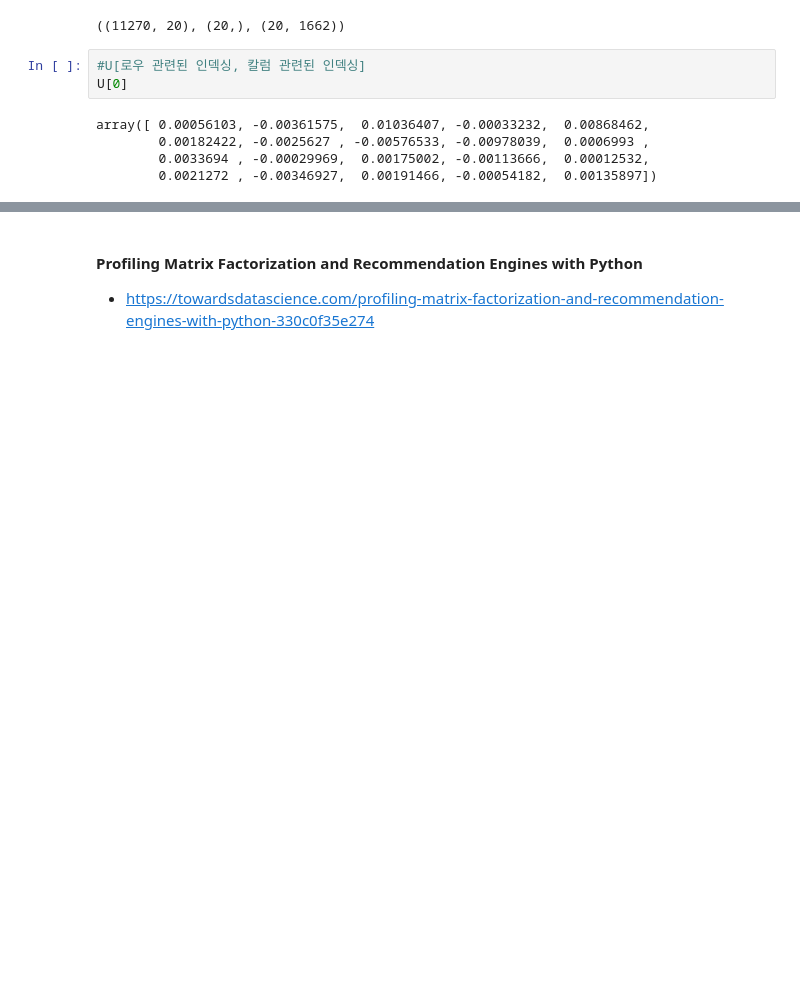
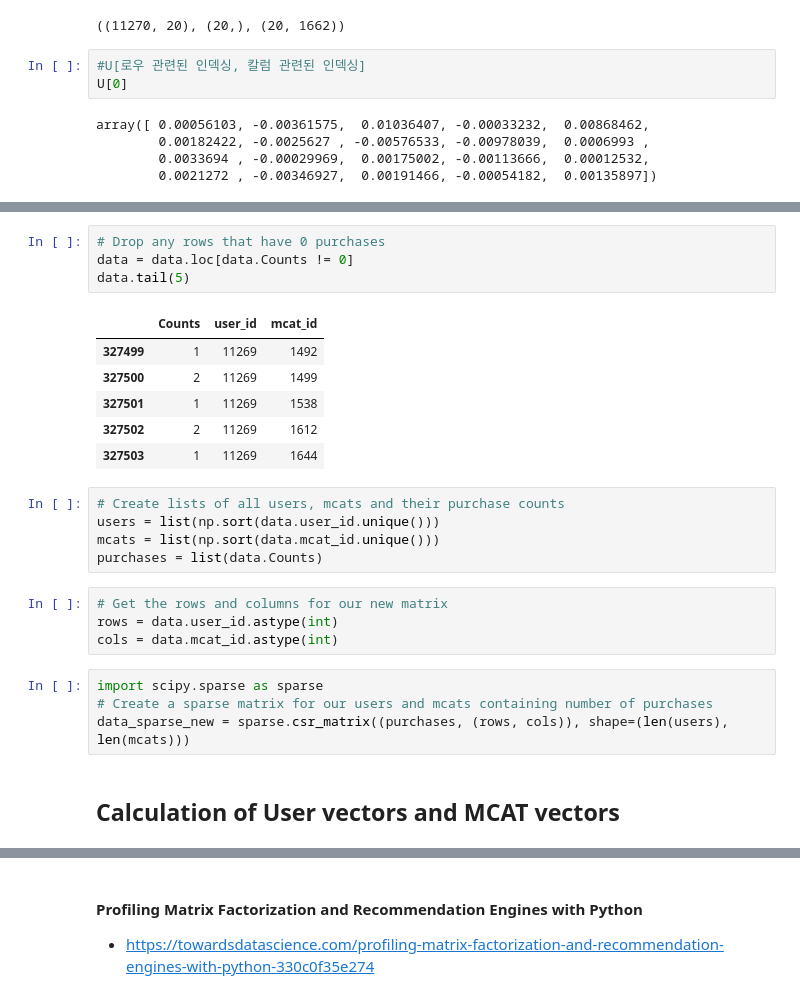
Before and after one commit to hojisu/recommendation-project, a Jupyter notebook: EDA.ipynb, the cells around one changed output, grey strips where cells are left out. Cells and saved outputs as stored; diff of their text form; blank space fills up the shorter version.

```diff
--- a/EDA.ipynb
+++ b/EDA.ipynb
@@ -281,0 +382,26 @@ array([ 0.00056103, -0.00361575,  0.01036407, -0.00033232,  0.00868462,
+# %%
+# Drop any rows that have 0 purchases
+data = data.loc[data.Counts != 0]
+data.tail(5)
+# %% [output]
+|  | Counts | user_id | mcat_id |
+| 327499 | 1 | 11269 | 1492 |
+| 327500 | 2 | 11269 | 1499 |
+| 327501 | 1 | 11269 | 1538 |
+| 327502 | 2 | 11269 | 1612 |
+| 327503 | 1 | 11269 | 1644 |
+# %%
+# Create lists of all users, mcats and their purchase counts
+users = list(np.sort(data.user_id.unique()))
+mcats = list(np.sort(data.mcat_id.unique()))
+purchases = list(data.Counts)
+# %%
+# Get the rows and columns for our new matrix
+rows = data.user_id.astype(int)
+cols = data.mcat_id.astype(int)
+# %%
+import scipy.sparse as sparse
+# Create a sparse matrix for our users and mcats containing number of purchases
+data_sparse_new = sparse.csr_matrix((purchases, (rows, cols)), shape=(len(users), len(mcats)))
+# %% [markdown]
+## Calculation of User vectors and MCAT vectors
```
Also changed, not shown: parts of 18 cells of this notebook.
